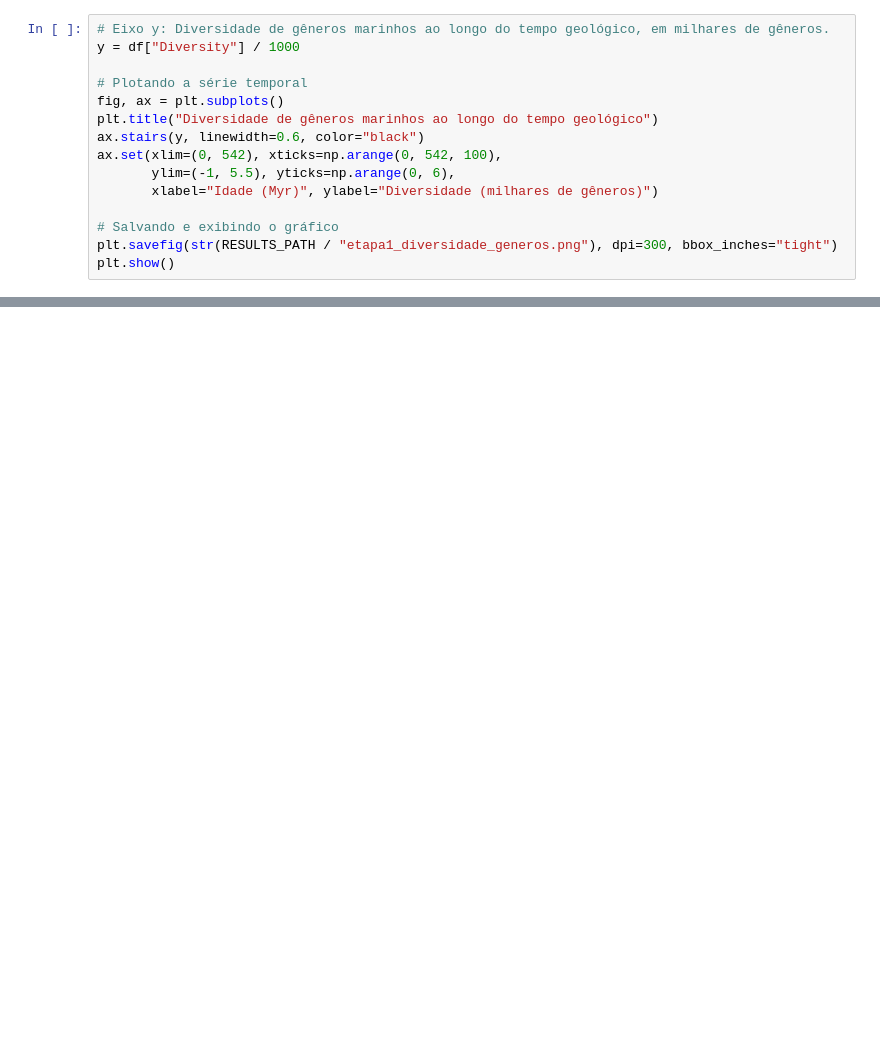
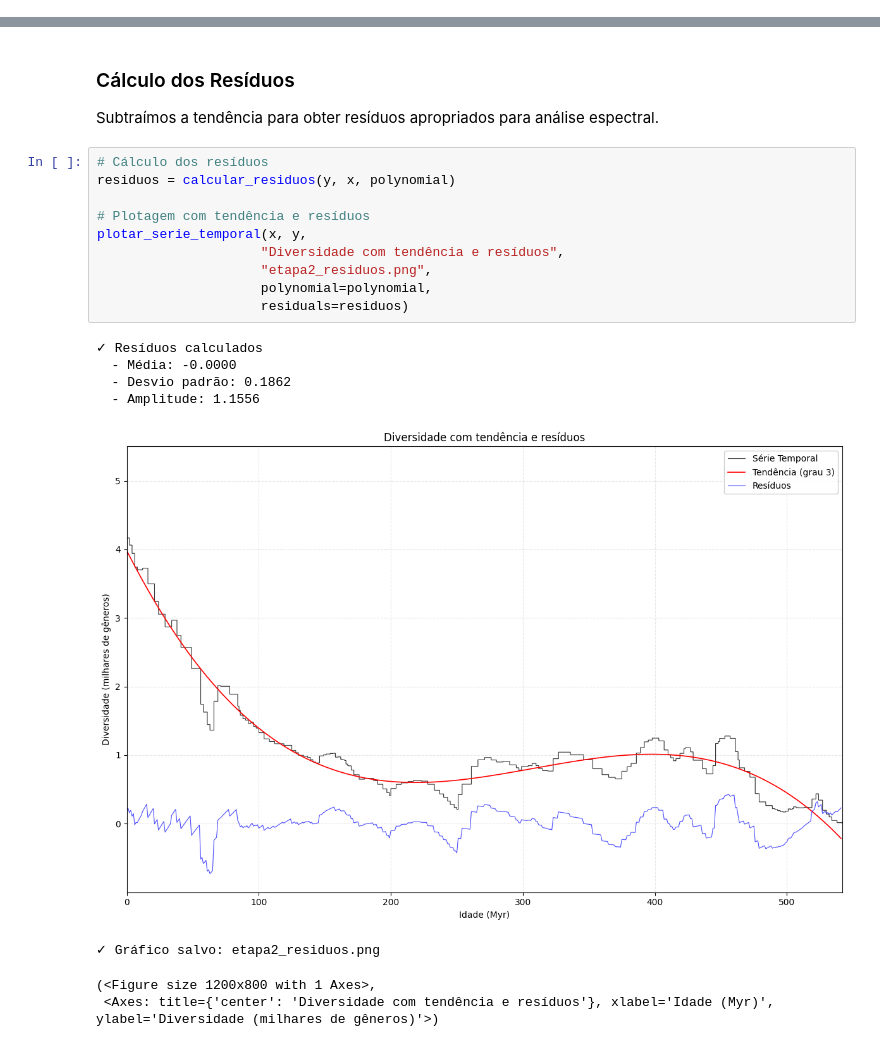
Before and after one commit to lucaanasser/Detectando-e-Interpretando-Sinais-Periodicos-em-Series-Temporais-Paleobiologicas, a Jupyter notebook: ep1.ipynb, the cells around one changed output, grey strips where cells are left out. Drawn from its saved outputs; the diff is of its cells as text; blank space fills up the shorter version.

```diff
--- a/ep1.ipynb
+++ b/ep1.ipynb
@@ -53,15 +0,0 @@ Para visualizar a série temporal, plotamos os dados usando um gráfico de escad
-# %%
-# Eixo y: Diversidade de gêneros marinhos ao longo do tempo geológico, em milhares de gêneros.
-y = df["Diversity"] / 1000
-
-# Plotando a série temporal
-fig, ax = plt.subplots()
-plt.title("Diversidade de gêneros marinhos ao longo do tempo geológico")
-ax.stairs(y, linewidth=0.6, color="black")
-ax.set(xlim=(0, 542), xticks=np.arange(0, 542, 100),
-       ylim=(-1, 5.5), yticks=np.arange(0, 6),
-       xlabel="Idade (Myr)", ylabel="Diversidade (milhares de gêneros)")
-
-# Salvando e exibindo o gráfico
-plt.savefig(str(RESULTS_PATH / "etapa1_diversidade_generos.png"), dpi=300, bbox_inches="tight")
-plt.show()
@@ -456,0 +914,22 @@ print("Modelos nulos gerados com sucesso!")
+# %% [markdown]
+### Cálculo dos Resíduos
+Subtraímos a tendência para obter resíduos apropriados para análise espectral.
+# %%
+# Cálculo dos resíduos
+residuos = calcular_residuos(y, x, polynomial)
+
+# Plotagem com tendência e resíduos
+plotar_serie_temporal(x, y,
+                     "Diversidade com tendência e resíduos",
+                     "etapa2_residuos.png",
+                     polynomial=polynomial,
+                     residuals=residuos)
+# %% [output]
+✓ Resíduos calculados
+  - Média: -0.0000
+  - Desvio padrão: 0.1862
+  - Amplitude: 1.1556
+[figure, added]
+✓ Gráfico salvo: etapa2_residuos.png
+(<Figure size 1200x800 with 1 Axes>,
+ <Axes: title={'center': 'Diversidade com tendência e resíduos'}, xlabel='Idade (Myr)', ylabel='Diversidade (milhares de gêneros)'>)
```
Also changed, not shown: parts of 61 cells of this notebook, 12 other files.
